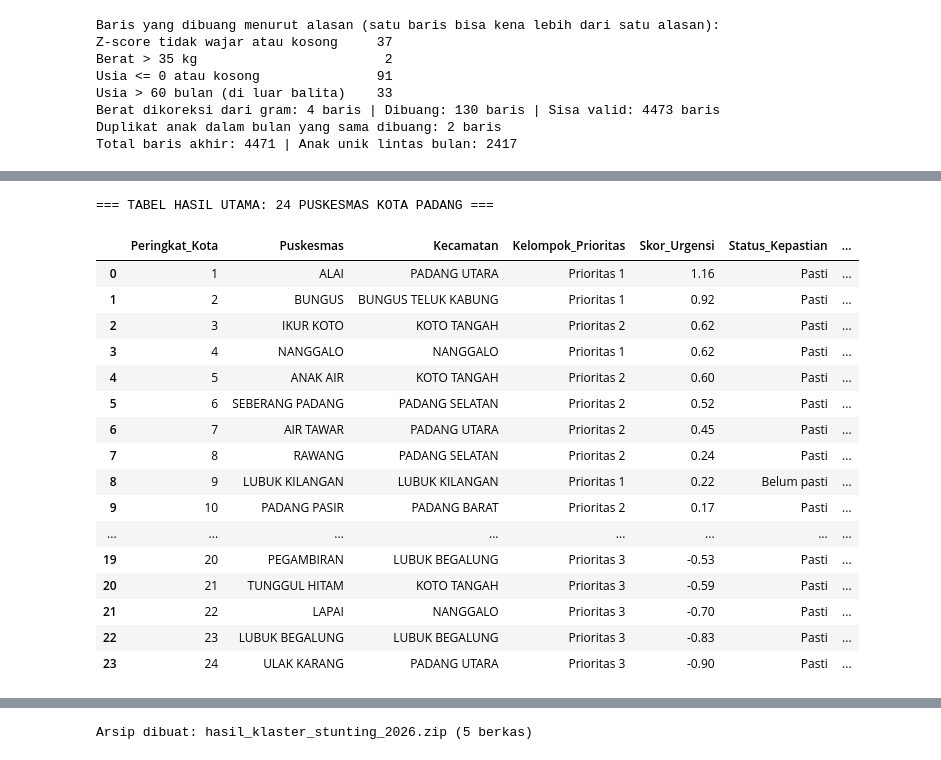
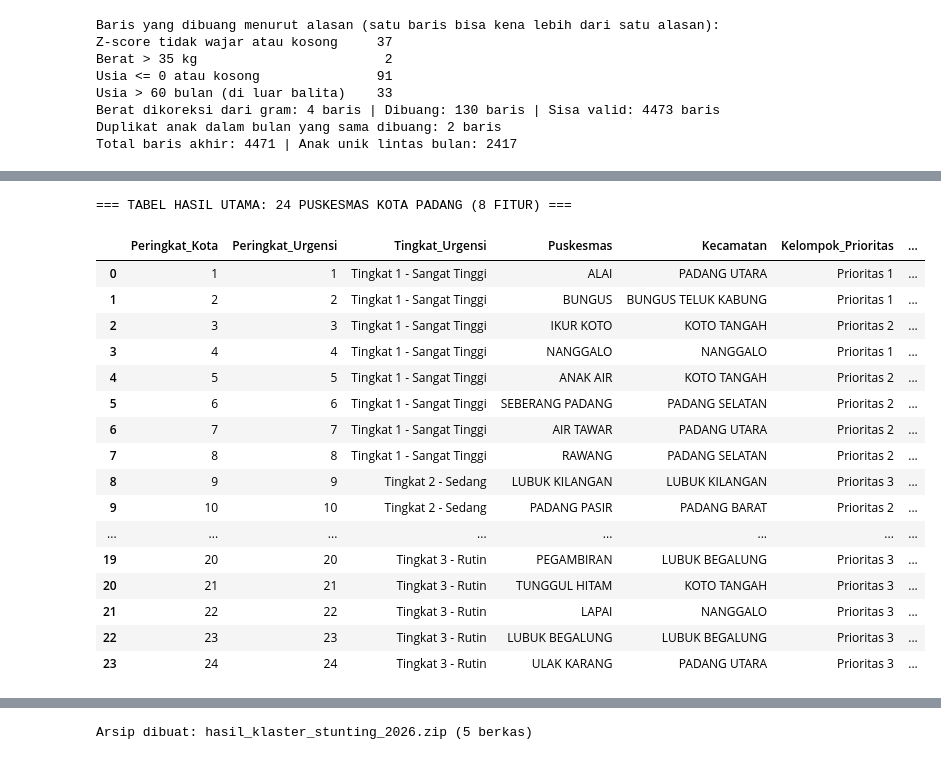
Before and after one commit to aqilahigenea/TB-ML, a Jupyter notebook: Kelompok_8_ML_Stunting.ipynb, the cells around one changed output, grey strips where cells are left out. Cells and saved outputs as stored; diff of their text form; code cells hidden in the pictures.

```diff
--- a/Kelompok_8_ML_Stunting.ipynb
+++ b/Kelompok_8_ML_Stunting.ipynb
@@ -465,12 +532,9 @@ AKSI = {   # indikator menonjol -> fokus tindakan
     'Persen stunting + kurus': 'perkuat tata laksana gizi kurang/buruk (PMT pemulihan, cek penyakit penyerta)',
     'Persen berat tidak naik': 'lakukan kunjungan rumah dan konseling pola makan/MP-ASI bagi balita yang berat badannya tidak naik',
     'Persen bumil KEK': 'perkuat gizi ibu hamil (PMT bumil, pemeriksaan kehamilan, tablet tambah darah)',
-    'Persen rumah tanpa sanitasi layak': 'fokus infrastruktur sanitasi (jamban sehat) dan perilaku hidup bersih',
-    'Persen rumah tanpa air minum layak': 'fokus infrastruktur air minum layak dan pengolahan air rumah tangga',
-    'Persen penduduk miskin': 'fokus subsidi/bantuan pangan bergizi bagi keluarga miskin',
-    'Persen bayi tanpa ASI eksklusif': 'perkuat konseling ASI eksklusif dan kelas ibu menyusui',
-    'Persen ibu berpendidikan rendah': 'perkuat edukasi gizi dan pengasuhan untuk ibu',
-    'Balita per puskesmas': 'tambah tenaga gizi atau pos pelayanan karena beban balita per puskesmas tinggi',
+    'Indeks keparahan rata-rata': 'intensifkan intervensi klinis terpadu bagi wilayah dengan akumulasi keparahan balita tinggi',
+    'Interaksi beban kasus x keparahan': 'prioritaskan alokasi anggaran PMT dan tenaga gizi lapangan karena volume kasus dan keparahan sama-sama tinggi',
+    'Keparahan antropometri terburuk': 'lakukan investigasi mendalam penyebab keparahan ekstrem di wilayah dan pantau ketat antropometri bulanan',
 }
 
 def zscore(df, fts=None):
@@ -499,5 +563,5 @@ def buat_usulan(baris_z, batas=0.5):
     if baris_z['Kasus per sasaran balita'] <= -0.3 and baris_z['Persen sangat pendek'] >= batas:
         usulan += " Catatan: kasus tercatat sedikit tetapi berat, jadi verifikasi dulu kelengkapan pelaporan posyandu."
     return usulan
-print("Fungsi penamaan, profil, dan usulan siap.")
+print("Fungsi penamaan, profil, dan usulan (8 fitur) siap.")
 # %% [output]
@@ -631,5 +699,5 @@ Artinya: kelompok saling tumpang tindih. Wajar pada 24 puskesmas, tetapi hasil l
 # %%
-# ==== METRIK 4: BOOTSTRAP KEANGGOTAAN (300 pengulangan) ====
+# ==== METRIK 6: BOOTSTRAP KEANGGOTAAN & STABILITAS ARI (300 pengulangan) ====
 rng = np.random.default_rng(SEED)
 daftar_pusk = df_puskesmas['Puskesmas'].tolist()
 
@@ -644,8 +712,16 @@ def fitur_dari(data_per_pusk):
     baris = []
     for p in daftar_pusk:
         a = data_per_pusk[p]; n = a[:, 0].sum()
-        baris.append([n / (sasaran_dict[p] * 3) * 100, a[:, 1].sum() / n * 100, a[:, 2].sum() / n * 100,
-                      a[:, 3].sum() / n * 100, bumil_kek_dict[p]] + [penyebab_dict[c][p] for c in penyebab_dict])
+        kps = n / (sasaran_dict[p] * 3) * 100
+        sp = a[:, 1].sum() / n * 100
+        sw = a[:, 2].sum() / n * 100
+        bbt = a[:, 3].sum() / n * 100
+        kek = bumil_kek_dict[p]
+        ik = (sp + sw + bbt) / 3.0
+        ib = kps * ik
+        kat = max(sp, sw)
+        row = [kps, sp, sw, bbt, kek, ik, ib, kat] + [penyebab_dict[c][p] for c in penyebab_dict]
+        baris.append(row)
     return pd.DataFrame(baris, columns=fitur_klaster)
 
 def ambil_ulang(arr):
@@ -656,10 +732,14 @@ def ambil_ulang(arr):
     return out
 
 hitung_sama = np.zeros(len(daftar_pusk))
+ari_boot_scores = []
 for _ in range(BOOTSTRAP):
     Xb = fitur_dari(ambil_ulang(arr_pusk))
-    hitung_sama += (kmeans_model.predict(scaler.transform(Xb)) == lab_final)
+    pred_b = kmeans_model.predict(scaler.transform(Xb))
+    hitung_sama += (pred_b == lab_final)
+    ari_boot_scores.append(adjusted_rand_score(lab_final, pred_b))
 
+ari_bootstrap_mean = float(np.mean(ari_boot_scores))
 df_puskesmas['Keyakinan_(%)'] = (hitung_sama / BOOTSTRAP * 100).round(1)
 df_puskesmas['Silhouette_Puskesmas'] = silhouette_samples(X_scaled, lab_final).round(3)
 df_puskesmas['Status_Kepastian'] = np.where(
@@ -668,10 +748,10 @@ rerata_yakin = float(df_puskesmas['Keyakinan_(%)'].mean())
 n_pasti = int((df_puskesmas['Status_Kepastian'] == 'Pasti').sum())
 n_belum = len(df_puskesmas) - n_pasti
 
-print("=== METRIK 4: BOOTSTRAP KEANGGOTAAN ===")
-print(f"Rata-rata puskesmas tetap sekelompok: {rerata_yakin:.0f}% dari {BOOTSTRAP} pengulangan")
+print("=== METRIK 6: BOOTSTRAP KEANGGOTAAN (8 FITUR) ===")
+print(f"Rata-rata konsistensi keanggotaan : {rerata_yakin:.1f}% dari {BOOTSTRAP} pengulangan")
+print(f"Rata-rata ARI Bootstrap           : {ari_bootstrap_mean:.2f}")
 print(f"Status: {n_pasti} puskesmas Pasti | {n_belum} puskesmas Belum pasti")
 if n_belum:
     display(df_puskesmas.loc[df_puskesmas['Status_Kepastian'] == 'Belum pasti', ['Puskesmas', 'Kelompok_Prioritas', 'Keyakinan_(%)', 'Silhouette_Puskesmas']])
-    print("Puskesmas 'Belum pasti' berada di perbatasan kelompok (bootstrap rendah atau silhouette negatif); sebaiknya ditinjau langsung oleh Dinkes.")
 # %% [output]
@@ -721,48 +788,48 @@ CARA MENYEBUT HASIL: 'pemeringkatan profil prioritas berdasarkan indikator stunt
 # %%
 # ==== HASIL UTAMA ====
-kolom_tabel = ['Peringkat_Kota', 'Puskesmas', 'Kecamatan', 'Kelompok_Prioritas', 'Skor_Urgensi', 'Status_Kepastian', 'Data_Sedikit',
-               'Rerata_kasus_per_bulan'] + fitur_klaster
+kolom_tabel = ['Peringkat_Kota', 'Peringkat_Urgensi', 'Tingkat_Urgensi', 'Puskesmas', 'Kecamatan', 'Kelompok_Prioritas',
+               'Skor_Urgensi', 'Status_Kepastian', 'Data_Sedikit', 'Rerata_kasus_per_bulan'] + fitur_klaster
 tabel_akhir = df_puskesmas.sort_values('Peringkat_Kota')[kolom_tabel].reset_index(drop=True)
-print("=== TABEL HASIL UTAMA: 24 PUSKESMAS KOTA PADANG ===")
+print("=== TABEL HASIL UTAMA: 24 PUSKESMAS KOTA PADANG (8 FITUR) ===")
 display(tabel_akhir)
 
 print("\n=== USULAN TINDAKAN PER KELOMPOK ===")
 for nama in urutan_nama:
     print(f"\n{nama}: {', '.join(df_puskesmas.loc[df_puskesmas['Kelompok_Prioritas'] == nama, 'Puskesmas'])}")
     print(f"  Ciri   : {CIRI[nama]}")
     print(f"  Usulan : {REKOMENDASI[nama]}")
 
 # Ringkasan per kecamatan (11 kecamatan)
 for nm in urutan_nama:
     df_puskesmas['_' + nm] = (df_puskesmas['Kelompok_Prioritas'] == nm).astype(int)
 agregasi = {'Jml_Puskesmas': ('Puskesmas', 'count'), 'Rerata_Kasus_per_Bulan': ('Rerata_kasus_per_bulan', 'sum'),
             'Sasaran_Balita': ('Sasaran_balita_per_bulan', 'sum')}
 for nm in urutan_nama:
     agregasi[nm] = ('_' + nm, 'sum')
 kec = df_puskesmas.groupby('Kecamatan').agg(**agregasi).reset_index()
 kec['Kasus_per_Sasaran_Kecamatan_(%)'] = (kec['Rerata_Kasus_per_Bulan'] / kec['Sasaran_Balita'] * 100).round(2)
 kec = kec.sort_values([urutan_nama[0], 'Kasus_per_Sasaran_Kecamatan_(%)'], ascending=False).reset_index(drop=True)
 df_puskesmas = df_puskesmas.drop(columns=['_' + nm for nm in urutan_nama])
-print("\n=== RINGKASAN PER KECAMATAN (angka Prioritas = jumlah puskesmas di kecamatan itu) ===")
+print("\n=== RINGKASAN PER KECAMATAN ===")
 display(kec)
 # %% [output]
-=== TABEL HASIL UTAMA: 24 PUSKESMAS KOTA PADANG ===
+=== TABEL HASIL UTAMA: 24 PUSKESMAS KOTA PADANG (8 FITUR) ===
-|  | Peringkat_Kota | Puskesmas | Kecamatan | Kelompok_Prioritas | Skor_Urgensi | Status_Kepastian | ... |
-| 0 | 1 | ALAI | PADANG UTARA | Prioritas 1 | 1.16 | Pasti | ... |
-| 1 | 2 | BUNGUS | BUNGUS TELUK KABUNG | Prioritas 1 | 0.92 | Pasti | ... |
-| 2 | 3 | IKUR KOTO | KOTO TANGAH | Prioritas 2 | 0.62 | Pasti | ... |
-| 3 | 4 | NANGGALO | NANGGALO | Prioritas 1 | 0.62 | Pasti | ... |
-| 4 | 5 | ANAK AIR | KOTO TANGAH | Prioritas 2 | 0.60 | Pasti | ... |
-| 5 | 6 | SEBERANG PADANG | PADANG SELATAN | Prioritas 2 | 0.52 | Pasti | ... |
-| 6 | 7 | AIR TAWAR | PADANG UTARA | Prioritas 2 | 0.45 | Pasti | ... |
-| 7 | 8 | RAWANG | PADANG SELATAN | Prioritas 2 | 0.24 | Pasti | ... |
-| 8 | 9 | LUBUK KILANGAN | LUBUK KILANGAN | Prioritas 1 | 0.22 | Belum pasti | ... |
-| 9 | 10 | PADANG PASIR | PADANG BARAT | Prioritas 2 | 0.17 | Pasti | ... |
+|  | Peringkat_Kota | Peringkat_Urgensi | Tingkat_Urgensi | Puskesmas | Kecamatan | Kelompok_Prioritas | ... |
+| 0 | 1 | 1 | Tingkat 1 - Sangat Tinggi | ALAI | PADANG UTARA | Prioritas 1 | ... |
+| 1 | 2 | 2 | Tingkat 1 - Sangat Tinggi | BUNGUS | BUNGUS TELUK KABUNG | Prioritas 1 | ... |
+| 2 | 3 | 3 | Tingkat 1 - Sangat Tinggi | IKUR KOTO | KOTO TANGAH | Prioritas 2 | ... |
+| 3 | 4 | 4 | Tingkat 1 - Sangat Tinggi | NANGGALO | NANGGALO | Prioritas 1 | ... |
+| 4 | 5 | 5 | Tingkat 1 - Sangat Tinggi | ANAK AIR | KOTO TANGAH | Prioritas 2 | ... |
+| 5 | 6 | 6 | Tingkat 1 - Sangat Tinggi | SEBERANG PADANG | PADANG SELATAN | Prioritas 2 | ... |
+| 6 | 7 | 7 | Tingkat 1 - Sangat Tinggi | AIR TAWAR | PADANG UTARA | Prioritas 2 | ... |
+| 7 | 8 | 8 | Tingkat 1 - Sangat Tinggi | RAWANG | PADANG SELATAN | Prioritas 2 | ... |
+| 8 | 9 | 9 | Tingkat 2 - Sedang | LUBUK KILANGAN | LUBUK KILANGAN | Prioritas 3 | ... |
+| 9 | 10 | 10 | Tingkat 2 - Sedang | PADANG PASIR | PADANG BARAT | Prioritas 2 | ... |
 | ... | ... | ... | ... | ... | ... | ... | ... |
-| 19 | 20 | PEGAMBIRAN | LUBUK BEGALUNG | Prioritas 3 | -0.53 | Pasti | ... |
-| 20 | 21 | TUNGGUL HITAM | KOTO TANGAH | Prioritas 3 | -0.59 | Pasti | ... |
-| 21 | 22 | LAPAI | NANGGALO | Prioritas 3 | -0.70 | Pasti | ... |
-| 22 | 23 | LUBUK BEGALUNG | LUBUK BEGALUNG | Prioritas 3 | -0.83 | Pasti | ... |
-| 23 | 24 | ULAK KARANG | PADANG UTARA | Prioritas 3 | -0.90 | Pasti | ... |
+| 19 | 20 | 20 | Tingkat 3 - Rutin | PEGAMBIRAN | LUBUK BEGALUNG | Prioritas 3 | ... |
+| 20 | 21 | 21 | Tingkat 3 - Rutin | TUNGGUL HITAM | KOTO TANGAH | Prioritas 3 | ... |
+| 21 | 22 | 22 | Tingkat 3 - Rutin | LAPAI | NANGGALO | Prioritas 3 | ... |
+| 22 | 23 | 23 | Tingkat 3 - Rutin | LUBUK BEGALUNG | LUBUK BEGALUNG | Prioritas 3 | ... |
+| 23 | 24 | 24 | Tingkat 3 - Rutin | ULAK KARANG | PADANG UTARA | Prioritas 3 | ... |
 === USULAN TINDAKAN PER KELOMPOK ===
 
```
Also changed, not shown: parts of 31 cells of this notebook, 9 other files.
